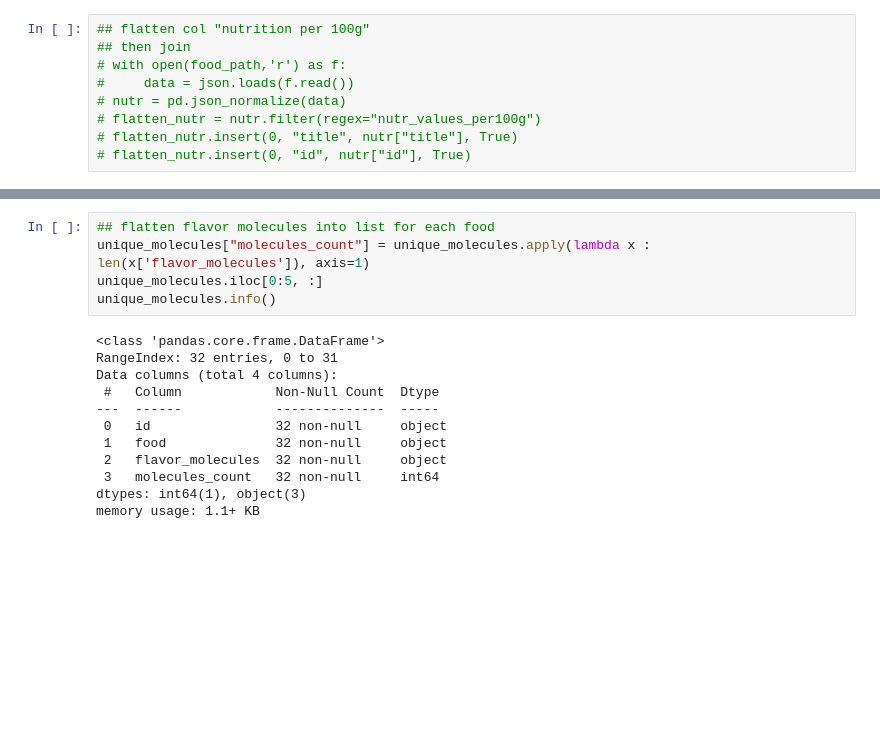
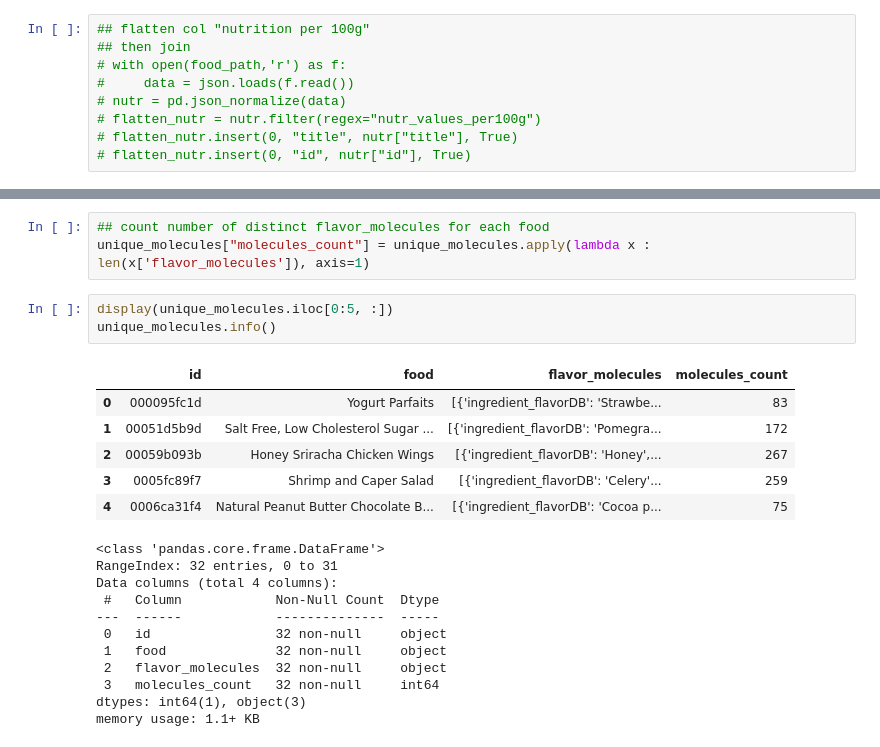
Before and after one commit to jhwaffles/cse6242-team58-project, a Jupyter notebook: data_prep/data_prep.ipynb, the cells around one changed output, grey strips where cells are left out. Drawn from its saved outputs; the diff is of its cells as text; blank space fills up the shorter version.

Commit message:
finished data join, waiting for review

```diff
--- a/data_prep/data_prep.ipynb
+++ b/data_prep/data_prep.ipynb
@@ -241,19 +236,26 @@ memory usage: 896.0+ bytes
 # %%
-## flatten flavor molecules into list for each food
+## count number of distinct flavor_molecules for each food
 unique_molecules["molecules_count"] = unique_molecules.apply(lambda x : len(x['flavor_molecules']), axis=1)
-unique_molecules.iloc[0:5, :]
-unique_molecules.info()
-# %% [output]
-<class 'pandas.core.frame.DataFrame'>
-RangeIndex: 32 entries, 0 to 31
-Data columns (total 4 columns):
- #   Column            Non-Null Count  Dtype
----  ------            --------------  -----
- 0   id                32 non-null     object
- 1   food              32 non-null     object
- 2   flavor_molecules  32 non-null     object
- 3   molecules_count   32 non-null     int64
-dtypes: int64(1), object(3)
-memory usage: 1.1+ KB
+# %%
+display(unique_molecules.iloc[0:5, :])
+unique_molecules.info()
+# %% [output]
+|  | id | food | flavor_molecules | molecules_count |
+| 0 | 000095fc1d | Yogurt Parfaits | [{'ingredient_flavorDB': 'Strawbe... | 83 |
+| 1 | 00051d5b9d | Salt Free, Low Cholesterol Sugar ... | [{'ingredient_flavorDB': 'Pomegra... | 172 |
+| 2 | 00059b093b | Honey Sriracha Chicken Wings | [{'ingredient_flavorDB': 'Honey',... | 267 |
+| 3 | 0005fc89f7 | Shrimp and Caper Salad | [{'ingredient_flavorDB': 'Celery'... | 259 |
+| 4 | 0006ca31f4 | Natural Peanut Butter Chocolate B... | [{'ingredient_flavorDB': 'Cocoa p... | 75 |
+<class 'pandas.core.frame.DataFrame'>
+RangeIndex: 32 entries, 0 to 31
+Data columns (total 4 columns):
+ #   Column            Non-Null Count  Dtype
+---  ------            --------------  -----
+ 0   id                32 non-null     object
+ 1   food              32 non-null     object
+ 2   flavor_molecules  32 non-null     object
+ 3   molecules_count   32 non-null     int64
+dtypes: int64(1), object(3)
+memory usage: 1.1+ KB
 # %%
 ## add attributes: fsa_lights_per100g, ingredients, nutr_values_per100g
```
Also changed, not shown: parts of 22 cells of this notebook, 1 other file.
